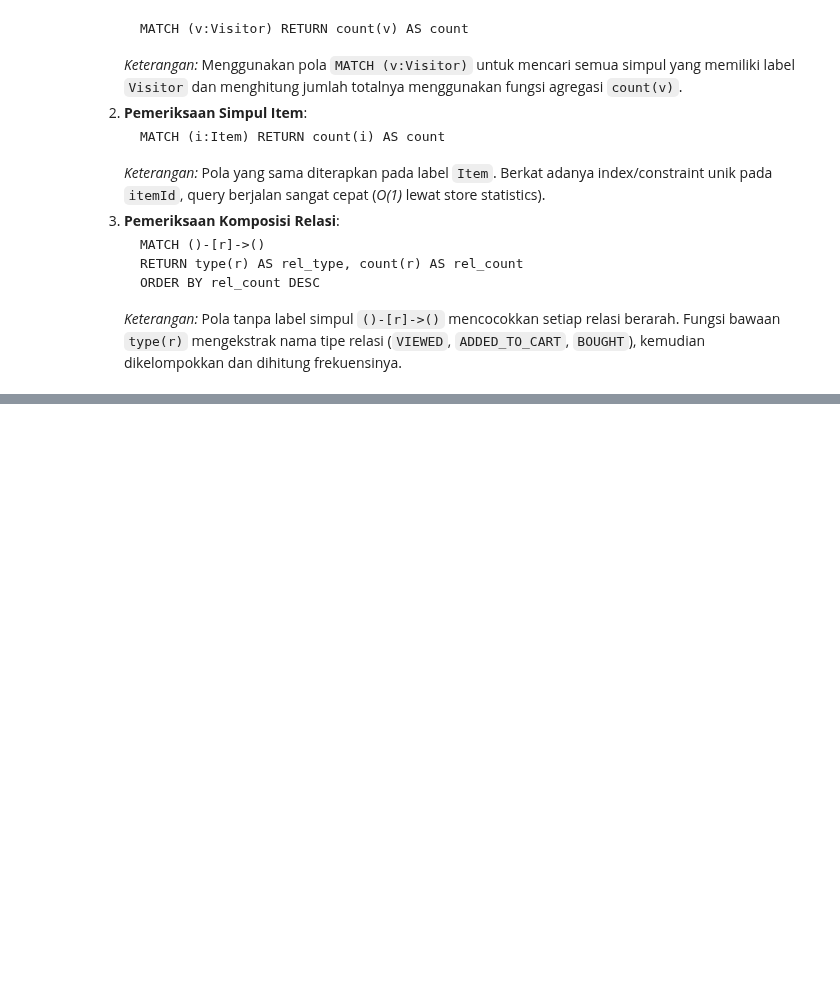
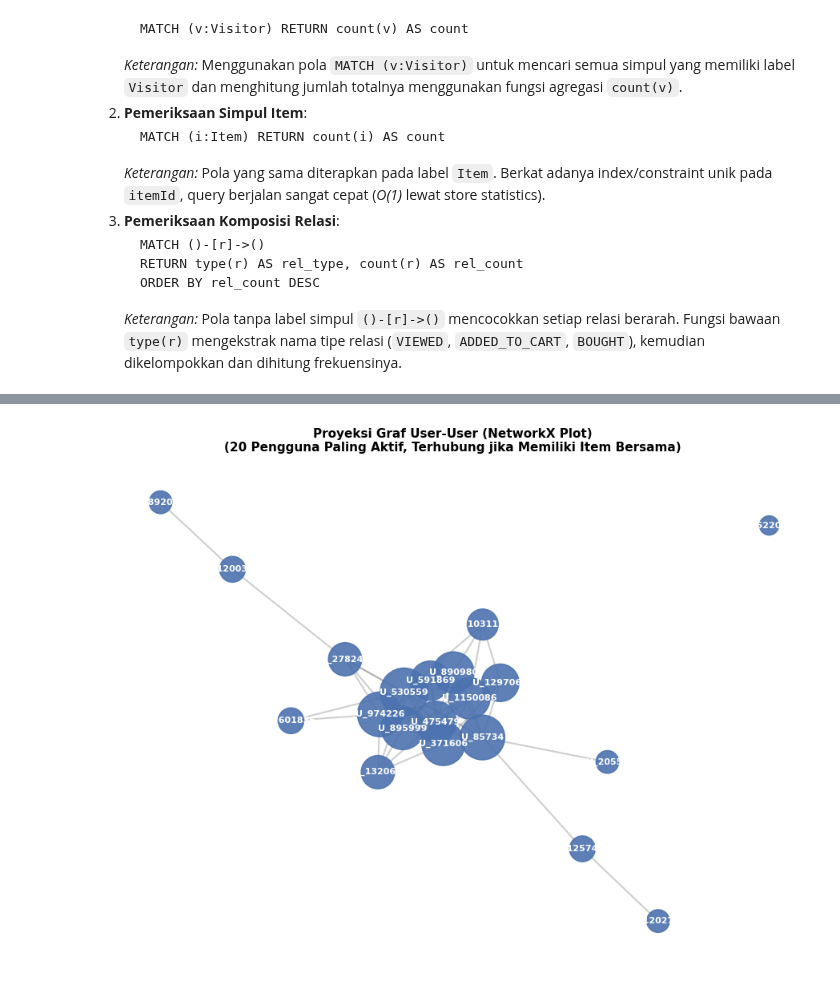
Before and after one commit to nazaa-arch/UTS-Graf-Sains-Data, a Jupyter notebook: UTS_Graf_Sains_Data_Muhammad_Naza_Firmansyah.ipynb, the cells around one changed output, grey strips where cells are left out. Drawn from its saved outputs; the diff is of its cells as text; code cells hidden in the pictures; blank space fills up the shorter version.

Commit message:
pemodelan VSM simpul user item dan visualisasi proyeksi graf networkx

```diff
--- a/UTS_Graf_Sains_Data_Muhammad_Naza_Firmansyah.ipynb
+++ b/UTS_Graf_Sains_Data_Muhammad_Naza_Firmansyah.ipynb
@@ -391,0 +457,35 @@ KOMPOSISI SUBGRAPH YANG DIBANGUN DI NEO4J
+# %%
+# Visualisasi Proyeksi User-User pada Subgraph Aktif menggunakan NetworkX
+# Dua user terhubung jika berinteraksi dengan item yang sama (co-occurrence)
+top_active_users = np.argsort(user_degrees)[::-1][:20]
+top_u_ids = [idx2user[idx] for idx in top_active_users]
+
+# Subgraf bipartite user-item untuk 20 user paling aktif
+sub_df = train_agg[train_agg['visitorid'].isin(top_u_ids)]
+B_user = nx.Graph()
+
+for _, r in sub_df.iterrows():
+    u_node = f"U_{int(r['visitorid'])}"
+    i_node = f"I_{int(r['itemid'])}"
+    B_user.add_node(u_node, bipartite=0)
+    B_user.add_node(i_node, bipartite=1)
+    B_user.add_edge(u_node, i_node, weight=r['weight'])
+
+# Proyeksi one-mode ke User
+user_nodes = [f"U_{u}" for u in top_u_ids]
+G_user_proj = nx.bipartite.projected_graph(B_user, user_nodes)
+
+plt.figure(figsize=(9, 7))
+pos = nx.spring_layout(G_user_proj, seed=42, k=0.5)
+node_sizes = [G_user_proj.degree(n) * 120 + 300 for n in G_user_proj.nodes()]
+
+nx.draw_networkx_nodes(G_user_proj, pos, node_size=node_sizes, node_color="#4C72B0", alpha=0.9)
+nx.draw_networkx_edges(G_user_proj, pos, alpha=0.4, edge_color="#888888", width=1.5)
+nx.draw_networkx_labels(G_user_proj, pos, font_size=8, font_color="white", font_weight="bold")
+
+plt.title("Proyeksi Graf User-User (NetworkX Plot)\n(20 Pengguna Paling Aktif, Terhubung jika Memiliki Item Bersama)", fontsize=11, fontweight="bold")
+plt.axis("off")
+plt.tight_layout()
+plt.show()
+# %% [output]
+[figure, added]
```
Also changed, not shown: parts of 7 cells of this notebook.
